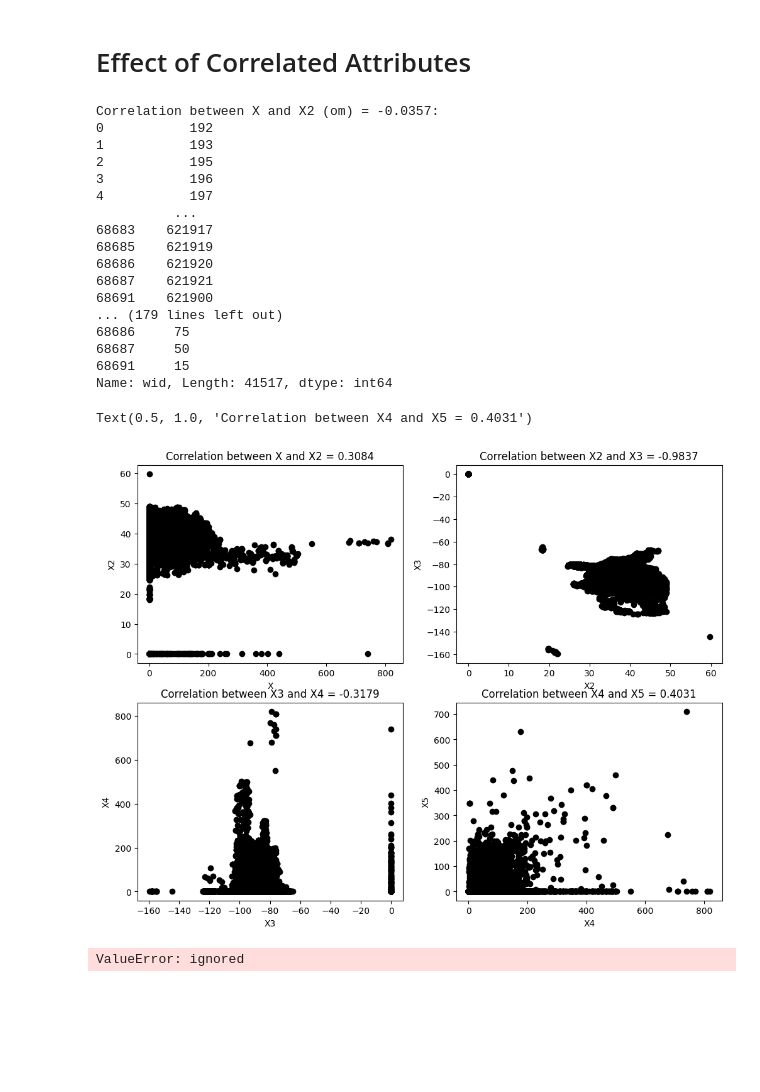
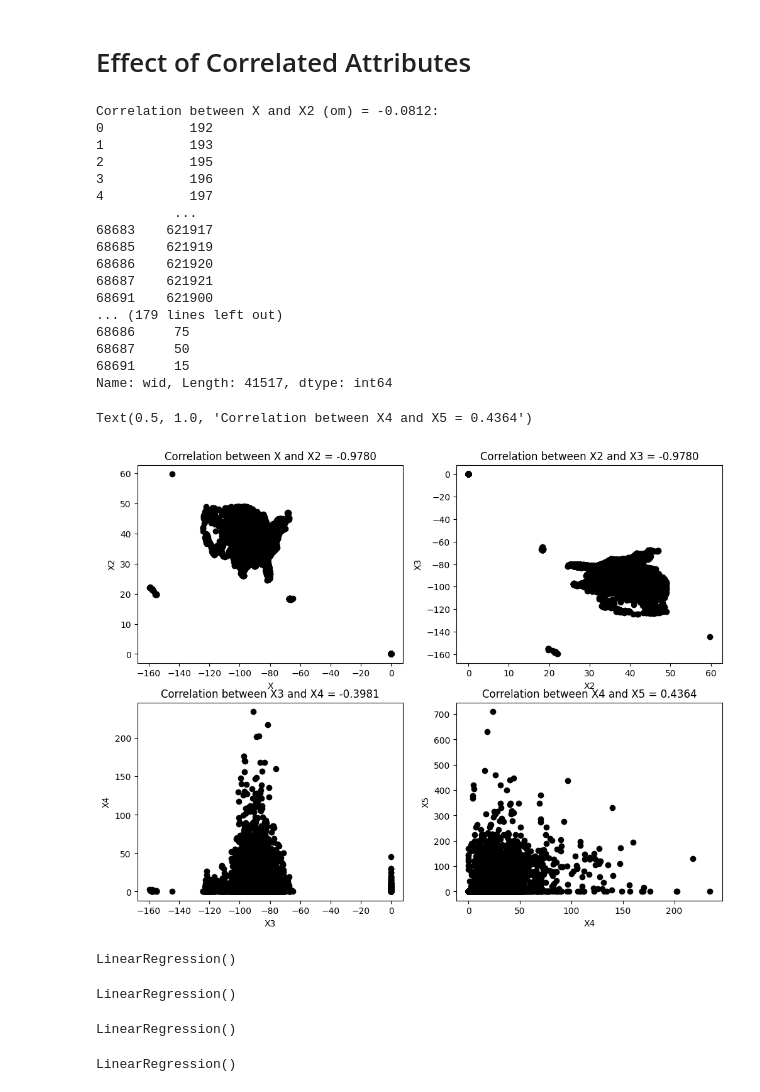
Before and after one commit to INFO-523-Exercises/hw-04-Shakir-Ahmed, a Jupyter notebook: hw-04.ipynb, the cells around one changed output. Saved outputs shown, nothing was run; the diff lists cells and outputs as text; code cells hidden in the pictures; blank space fills up the shorter version.

```diff
--- a/hw-04.ipynb
+++ b/hw-04.ipynb
@@ -103,18 +103,18 @@ Testing- 80% - 33213
 # %%
 # Initialising columns
-X = tornado[['len']]
-y = tornado[['inj']]
+X = tornado[['wid']]
+y = tornado[['fat']]
 
 # Set the number of instances,training and testing
 numInstances= len(tornado) # Total number of rows in the data
-numTrain = 4152  # number of training instances as 10% of complete data
+numTrain = 33213  # number of training instances as 20% of complete data
 numTest = numInstances - numTrain
 
 # Split data into training and testing sets
-X_train = X[-numTest:]
-X_test = X[:-numTest]
-y_train = y[-numTest:]
-y_test = y[:-numTest]
+X_test = X[-numTest:]
+X_train = X[:-numTest]
+y_test = y[-numTest:]
+y_train = y[:-numTest]
 # %% [markdown]
 ## Step 2: Fit Regression Model to Training Set
 Following lines of code is to initiate the regression model and use the `X_train` and `y_train` data frames for training of the model.
@@ -189,7 +189,7 @@ import matplotlib.pyplot as plt
 # Assuming data is your DataFrame
 
 variable_names = tornado[['om','slat', 'slon', 'elat', 'elon', 'f1', 'f2', 'f3', 'f4', 'yr', 'mo', 'dy', 'len', 'wid']]
-X = tornado['f2']
+X = tornado['elon']
 
 for i in range(variable_names.shape[1]):
     X2 = variable_names.iloc[:, i]
@@ -199,7 +199,7 @@ for i in range(variable_names.shape[1]):
     titlestr = f'Correlation between X and X2 ({variable_names.columns[i]}) = {c[0, 1]:.4f}'
     print(f"{titlestr}:\n{X2}\n")
 # %% [output]
-Correlation between X and X2 (om) = -0.0357:
+Correlation between X and X2 (om) = -0.0812:
 0           192
 1           193
 2           195
@@ -220,7 +220,7 @@ Name: wid, Length: 41517, dtype: int64
 # Generate correlated variables
 X2 = tornado[['elat']]
 X3 = tornado[['elon']]
-X4 = tornado[['f2']]
+X4 = tornado[['len']]
 X5 = tornado[['f3']]
 
 # Plot and calculate correlation for X and X2
@@ -229,35 +229,35 @@ ax1.scatter(X, X2, color='black')
 ax1.set_xlabel('X')
 ax1.set_ylabel('X2')
 c = np.corrcoef(np.column_stack((X[:-numTest],X2[:-numTest])).T)
 titlestr = 'Correlation between X and X2 = %.4f' % (c[0,1])
 ax1.set_title(titlestr)
 
 # Plot and calculate correlation for X2 and X3
 ax2.scatter(X2, X3, color='black')
 ax2.set_xlabel('X2')
 ax2.set_ylabel('X3')
 c = np.corrcoef(np.column_stack((X2[:-numTest],X3[:-numTest])).T)
 titlestr = 'Correlation between X2 and X3 = %.4f' % (c[0,1])
 ax2.set_title(titlestr)
 
 # Plot and calculate correlation for X3 and X4
 ax3.scatter(X3, X4, color='black')
 ax3.set_xlabel('X3')
 ax3.set_ylabel('X4')
 c = np.corrcoef(np.column_stack((X3[:-numTest],X4[:-numTest])).T)
 titlestr = 'Correlation between X3 and X4 = %.4f' % (c[0,1])
 ax3.set_title(titlestr)
 
 # Plot and calculate correlation for X4 and X5
 ax4.scatter(X4, X5, color='black')
 ax4.set_xlabel('X4')
 ax4.set_ylabel('X5')
 c = np.corrcoef(np.column_stack((X4[:-numTest],X5[:-numTest])).T)
 titlestr = 'Correlation between X4 and X5 = %.4f' % (c[0,1])
 ax4.set_title(titlestr)
 # %% [output]
-Text(0.5, 1.0, 'Correlation between X4 and X5 = 0.4031')
+Text(0.5, 1.0, 'Correlation between X4 and X5 = 0.4364')
-[figure, old version]
+[figure, new version]
 # %%
 X_train2 = np.column_stack((X[:-numTest],X2[:-numTest]))
 X_test2 = np.column_stack((X[-numTest:],X2[-numTest:]))
@@ -271,16 +271,22 @@ X_test5 = np.column_stack((X[-numTest:],X2[-numTest:],X3[-numTest:],X4[-numTest:
 regr2 = linear_model.LinearRegression()
 regr2.fit(X_train2, y_train)
 # %% [output]
-ValueError: ignored
+LinearRegression()
 # %%
 regr3 = linear_model.LinearRegression()
 regr3.fit(X_train3, y_train)
+# %% [output]
+LinearRegression()
 # %%
 regr4 = linear_model.LinearRegression()
 regr4.fit(X_train4, y_train)
+# %% [output]
+LinearRegression()
 # %%
 regr5 = linear_model.LinearRegression()
 regr5.fit(X_train5, y_train)
+# %% [output]
+LinearRegression()
 # %%
 y_pred_train = regr.predict(X_train)
 y_pred_test = regr.predict(X_test)
```
Also changed, not shown: parts of 10 cells of this notebook.
